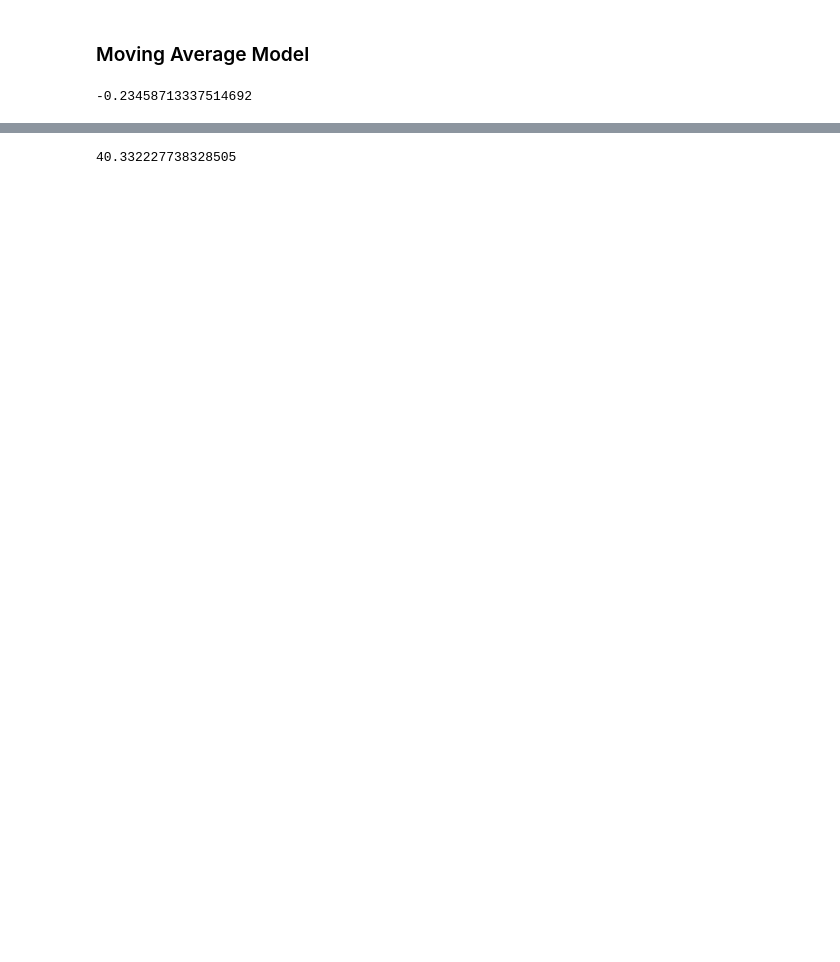
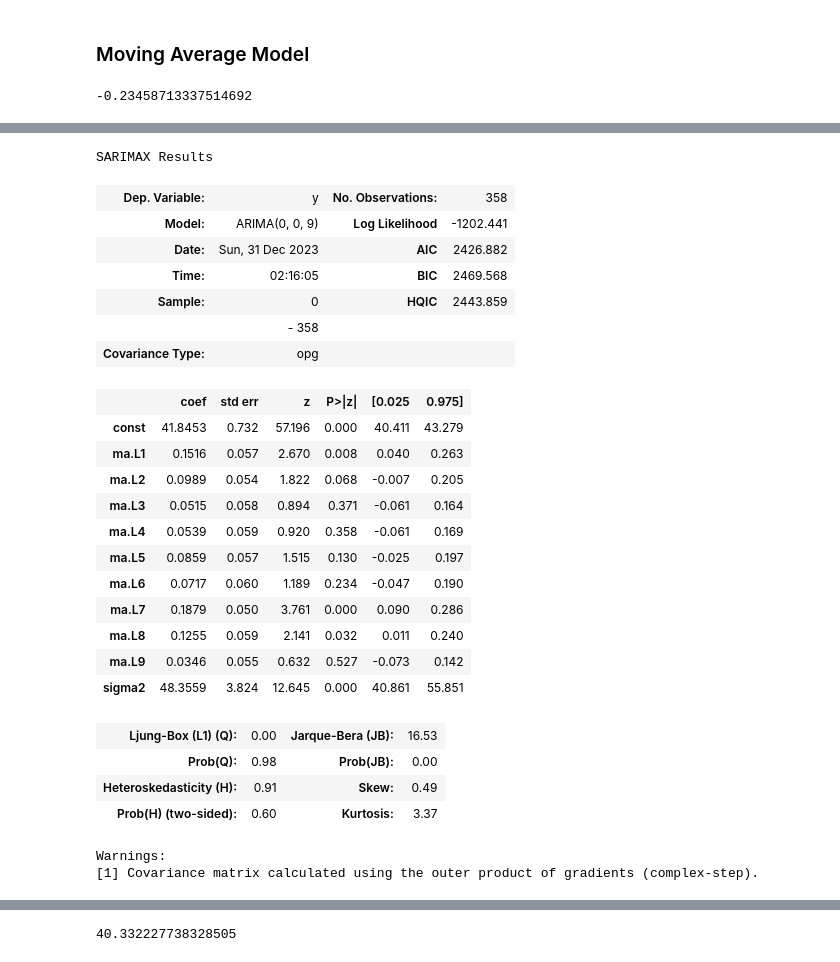
Before and after one commit to lhduc94/timeseries, a Jupyter notebook: notebooks/ARIMA.ipynb, the cells around one changed output, grey strips where cells are left out. Cells and saved outputs as stored; diff of their text form; code cells hidden in the pictures; blank space fills up the shorter version.

```diff
--- a/notebooks/ARIMA.ipynb
+++ b/notebooks/ARIMA.ipynb
@@ -186,3 +193,32 @@ MA_results = MA_model.fit()
+# %%
+MA_results.summary()
+# %% [output]
+SARIMAX Results
+| Dep. Variable: | y | No. Observations: | 358 |
+| Model: | ARIMA(0, 0, 9) | Log Likelihood | -1202.441 |
+| Date: | Sun, 31 Dec 2023 | AIC | 2426.882 |
+| Time: | 02:16:05 | BIC | 2469.568 |
+| Sample: | 0 | HQIC | 2443.859 |
+|  | - 358 |  |  |
+| Covariance Type: | opg |  |  |
+|  | coef | std err | z | P>|z| | [0.025 | 0.975] |
+| const | 41.8453 | 0.732 | 57.196 | 0.000 | 40.411 | 43.279 |
+| ma.L1 | 0.1516 | 0.057 | 2.670 | 0.008 | 0.040 | 0.263 |
+| ma.L2 | 0.0989 | 0.054 | 1.822 | 0.068 | -0.007 | 0.205 |
+| ma.L3 | 0.0515 | 0.058 | 0.894 | 0.371 | -0.061 | 0.164 |
+| ma.L4 | 0.0539 | 0.059 | 0.920 | 0.358 | -0.061 | 0.169 |
+| ma.L5 | 0.0859 | 0.057 | 1.515 | 0.130 | -0.025 | 0.197 |
+| ma.L6 | 0.0717 | 0.060 | 1.189 | 0.234 | -0.047 | 0.190 |
+| ma.L7 | 0.1879 | 0.050 | 3.761 | 0.000 | 0.090 | 0.286 |
+| ma.L8 | 0.1255 | 0.059 | 2.141 | 0.032 | 0.011 | 0.240 |
+| ma.L9 | 0.0346 | 0.055 | 0.632 | 0.527 | -0.073 | 0.142 |
+| sigma2 | 48.3559 | 3.824 | 12.645 | 0.000 | 40.861 | 55.851 |
+| Ljung-Box (L1) (Q): | 0.00 | Jarque-Bera (JB): | 16.53 |
+| Prob(Q): | 0.98 | Prob(JB): | 0.00 |
+| Heteroskedasticity (H): | 0.91 | Skew: | 0.49 |
+| Prob(H) (two-sided): | 0.60 | Kurtosis: | 3.37 |
+Warnings:
+[1] Covariance matrix calculated using the outer product of gradients (complex-step).
 # %%
 
 Y_hat = MA_results.forecast(7)
```
Also changed, not shown: parts of 17 cells of this notebook, 21 other files.
